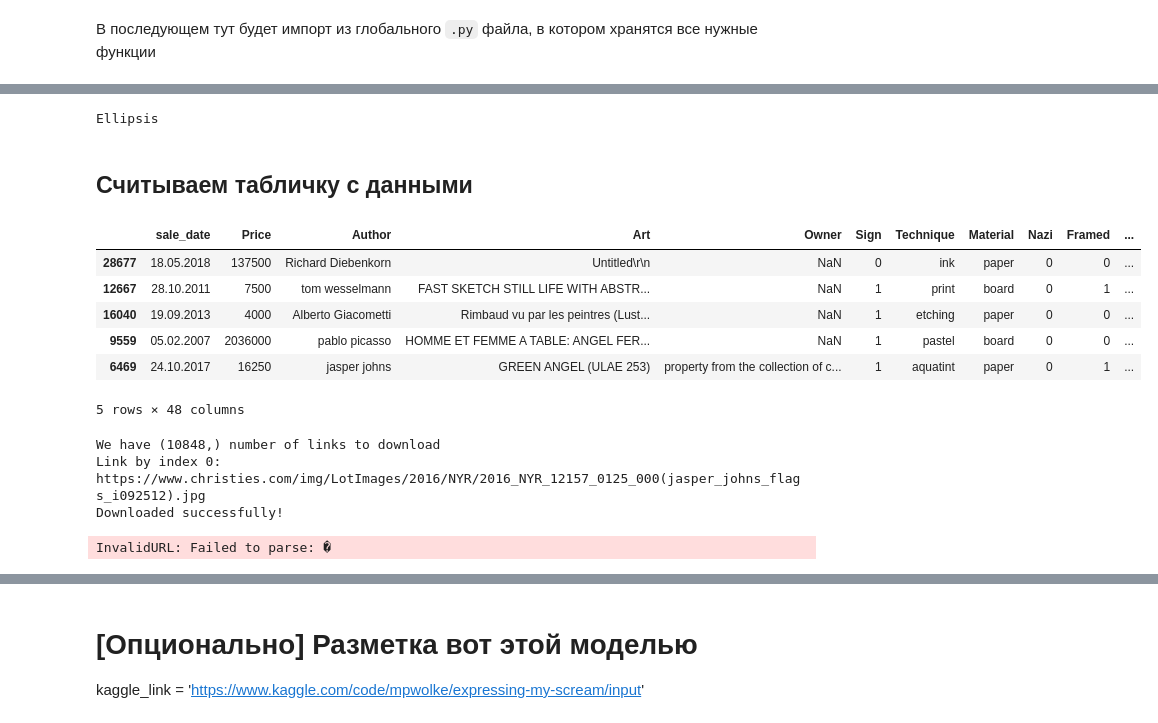
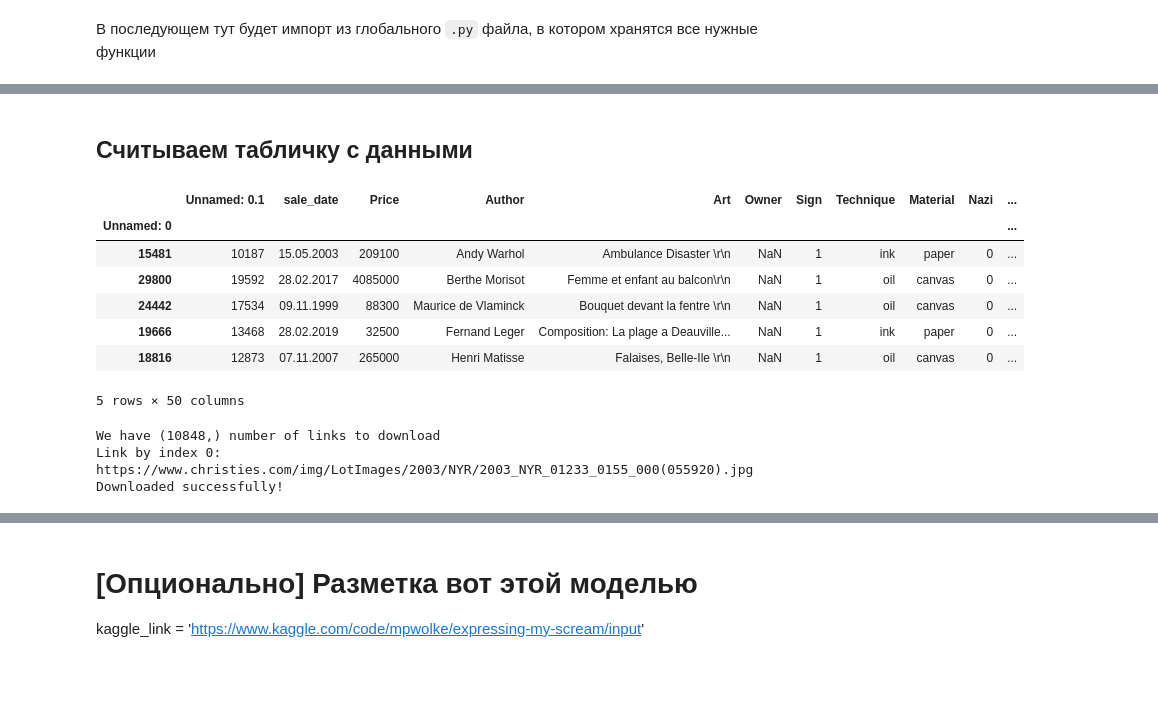
Before and after one commit to tikerlade/ml-art-spbsu-sirius-2024, a Jupyter notebook: day3/day3_data_preparation.ipynb, the cells around one changed output, grey strips where cells are left out. Drawn from its saved outputs; the diff is of its cells as text; code cells hidden in the pictures; blank space fills up the shorter version.

```diff
--- a/day3/day3_data_preparation.ipynb
+++ b/day3/day3_data_preparation.ipynb
@@ -44,45 +39,26 @@ def download_img(img_link, dst='./../images/'):
         print(f'Cannot load: {img_link}')
-# %%
-# This will be turned into .ipynb, here I will inference model from kaggle & create dataset
-kaggle_link = 'https://www.kaggle.com/code/mpwolke/expressing-my-scream/input'
-
-# Download kaggle model for inference
-...
-
-# Inference loop to create marked up data
-...
-
-# Store markup as a new column
-# %% [output]
-Ellipsis
 # %% [markdown]
 ## Считываем табличку с данными
 # %%
 import pandas as pd
 
 # Extract links to images
-df = pd.read_csv('./../new_data.csv', index_col=0).sample(frac=1)
+df = pd.read_csv('./../christies_auction.csv', index_col="Unnamed: 0").sample(frac=1)
+df.head()
 # %% [output]
-|  | sale_date | Price | Author | Art | Owner | Sign | Technique | Material | Nazi | Framed | ... |
-| 28677 | 18.05.2018 | 137500 | Richard Diebenkorn | Untitled\r\n | NaN | 0 | ink | paper | 0 | 0 | ... |
-| 12667 | 28.10.2011 | 7500 | tom wesselmann | FAST SKETCH STILL LIFE WITH ABSTR... | NaN | 1 | print | board | 0 | 1 | ... |
-| 16040 | 19.09.2013 | 4000 | Alberto Giacometti | Rimbaud vu par les peintres (Lust... | NaN | 1 | etching | paper | 0 | 0 | ... |
-| 9559 | 05.02.2007 | 2036000 | pablo picasso | HOMME ET FEMME A TABLE: ANGEL FER... | NaN | 1 | pastel | board | 0 | 0 | ... |
-| 6469 | 24.10.2017 | 16250 | jasper johns | GREEN ANGEL (ULAE 253) | property from the collection of c... | 1 | aquatint | paper | 0 | 1 | ... |
+|  | Unnamed: 0.1 | sale_date | Price | Author | Art | Owner | Sign | Technique | Material | Nazi | ... |
+| Unnamed: 0 |  |  |  |  |  |  |  |  |  |  | ... |
+| 15481 | 10187 | 15.05.2003 | 209100 | Andy Warhol | Ambulance Disaster \r\n | NaN | 1 | ink | paper | 0 | ... |
+| 29800 | 19592 | 28.02.2017 | 4085000 | Berthe Morisot | Femme et enfant au balcon\r\n | NaN | 1 | oil | canvas | 0 | ... |
+| 24442 | 17534 | 09.11.1999 | 88300 | Maurice de Vlaminck | Bouquet devant la fentre \r\n | NaN | 1 | oil | canvas | 0 | ... |
+| 19666 | 13468 | 28.02.2019 | 32500 | Fernand Leger | Composition: La plage a Deauville... | NaN | 1 | ink | paper | 0 | ... |
+| 18816 | 12873 | 07.11.2007 | 265000 | Henri Matisse | Falaises, Belle-Ile \r\n | NaN | 1 | oil | canvas | 0 | ... |
-5 rows × 48 columns
+5 rows × 50 columns
 # %%
 import pandas as pd
 
-# Extract links to images
-df = pd.read_csv('./../new_data.csv').sample(frac=1)
-
-
 # Filter only # Christie's auction
-df = df[df['Auction'] == "Christie's"]
-
-# --------
-
-links = df['Image']
+links = df[df['Auction'] == "Christie's"]['Image']
 print(f"We have {links.shape} number of links to download")
 
 # Let's try to download
@@ -91,12 +67,8 @@ download_img(links.values[0])
 print("Downloaded successfully!")
 # %% [output]
 We have (10848,) number of links to download
-Link by index 0: https://www.christies.com/img/LotImages/2016/NYR/2016_NYR_12157_0125_000(jasper_johns_flags_i092512).jpg
+Link by index 0: https://www.christies.com/img/LotImages/2003/NYR/2003_NYR_01233_0155_000(055920).jpg
 Downloaded successfully!
 # %%
 df['img_fname'] = links.apply(get_img_fname)
 df.to_csv('./../new_data_with_fname.csv')
-# %%
-links.apply(download_img)
-# %% [output]
-InvalidURL: Failed to parse: �
```
Also changed, not shown: parts of 3 cells of this notebook, 7 other files.
